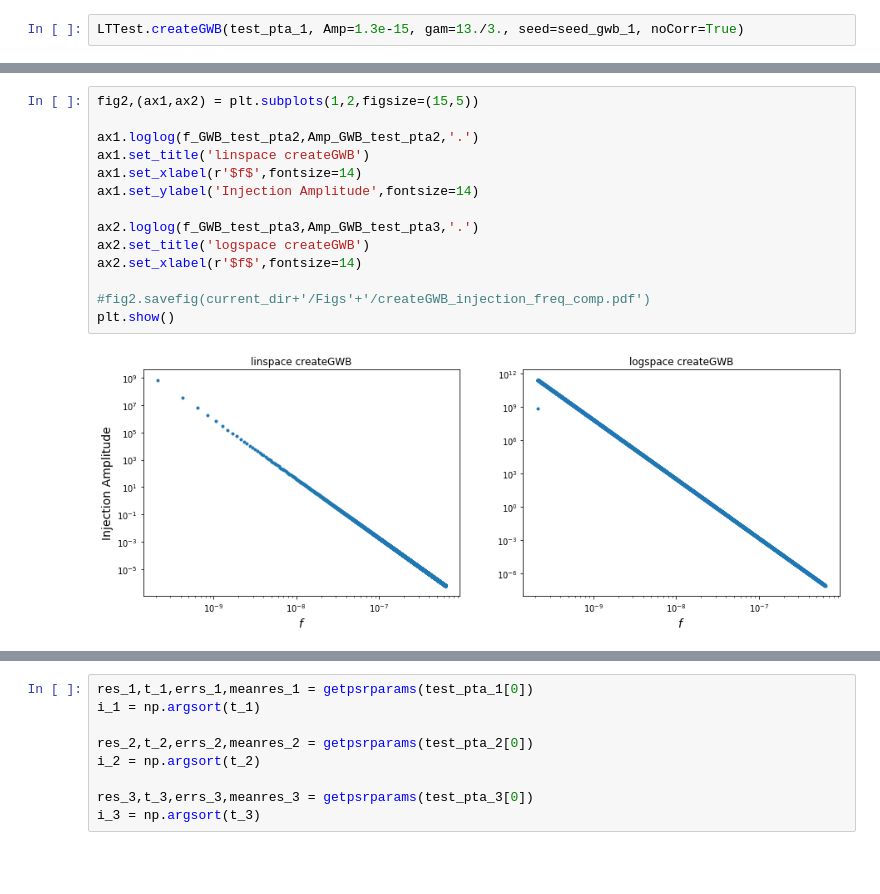
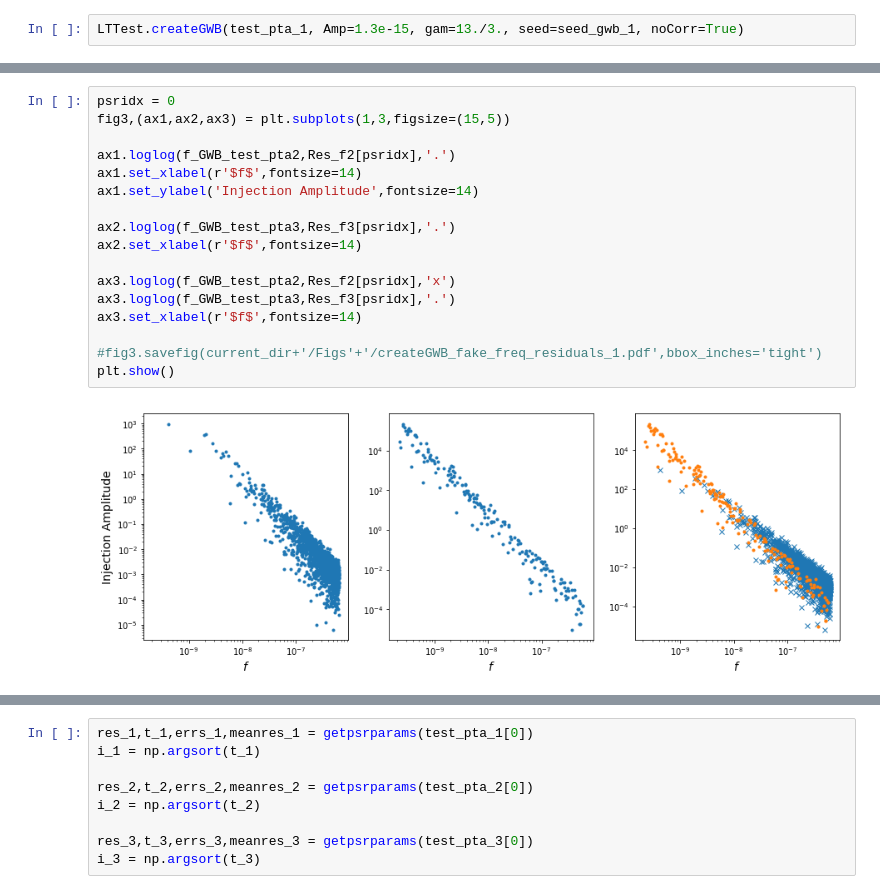
Before and after one commit to LBJ-Wade/NANOGrav, a Jupyter notebook: BackgroundInjections/toasim_testing/comparisons_v2.ipynb, the cells around one changed output, grey strips where cells are left out. Drawn from its saved outputs; the diff is of its cells as text; blank space fills up the shorter version.

```diff
--- a/BackgroundInjections/toasim_testing/comparisons_v2.ipynb
+++ b/BackgroundInjections/toasim_testing/comparisons_v2.ipynb
@@ -267,16 +313,19 @@ f_GWB_test_pta3,Amp_GWB_test_pta3,Res_f3 = MyT.createGWB(test_pta_3, Amp=1.3e-15
 # %%
-fig2,(ax1,ax2) = plt.subplots(1,2,figsize=(15,5))
+psridx = 0
+fig3,(ax1,ax2,ax3) = plt.subplots(1,3,figsize=(15,5))
 
-ax1.loglog(f_GWB_test_pta2,Amp_GWB_test_pta2,'.')
-ax1.set_title('linspace createGWB')
+ax1.loglog(f_GWB_test_pta2,Res_f2[psridx],'.')
 ax1.set_xlabel(r'$f$',fontsize=14)
 ax1.set_ylabel('Injection Amplitude',fontsize=14)
 
-ax2.loglog(f_GWB_test_pta3,Amp_GWB_test_pta3,'.')
-ax2.set_title('logspace createGWB')
+ax2.loglog(f_GWB_test_pta3,Res_f3[psridx],'.')
 ax2.set_xlabel(r'$f$',fontsize=14)
 
-#fig2.savefig(current_dir+'/Figs'+'/createGWB_injection_freq_comp.pdf')
+ax3.loglog(f_GWB_test_pta2,Res_f2[psridx],'x')
+ax3.loglog(f_GWB_test_pta3,Res_f3[psridx],'.')
+ax3.set_xlabel(r'$f$',fontsize=14)
+
+#fig3.savefig(current_dir+'/Figs'+'/createGWB_fake_freq_residuals_1.pdf',bbox_inches='tight')
 plt.show()
 # %% [output]
-[figure, old version]
+[figure, new version]
```
Also changed, not shown: parts of 16 cells of this notebook, 1 other file.
